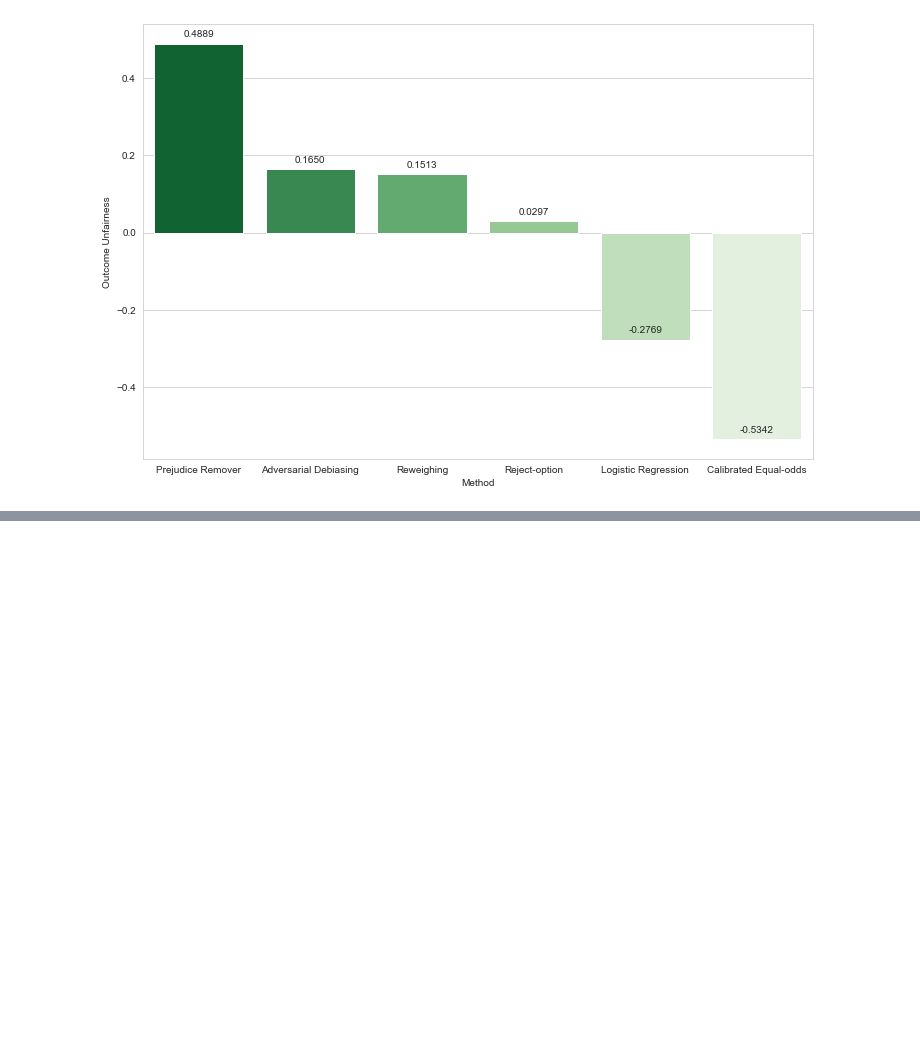
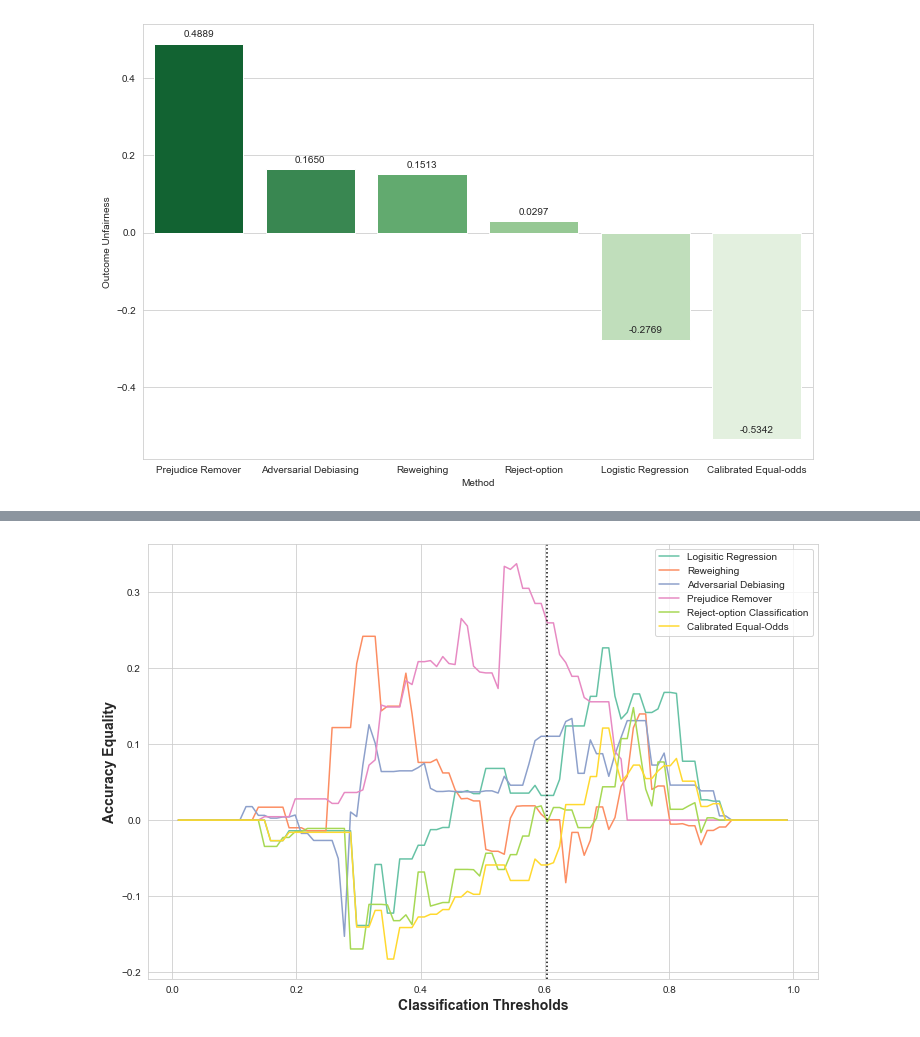
Before and after one commit to megantennies/FYP, a Jupyter notebook: FYP_CODE_LR.ipynb, the cells around one changed output, grey strips where cells are left out. Saved outputs shown, nothing was run; the diff lists cells and outputs as text; code cells hidden in the pictures; blank space fills up the shorter version.

```diff
--- a/FYP_CODE_LR.ipynb
+++ b/FYP_CODE_LR.ipynb
@@ -1265,6 +1263,8 @@ def plot_results_from_json(filenames, metricname, saveto, set_lims, xlimits, yli
 # %%
-# plot_results_from_json(filenames = ['LR_acc_equal_arr.json', 'RW_acc_equal_arr.json', 'AD_acc_equal_arr.json',
-#     'PR_acc_equal_arr.json', 'ROC_acc_equal_arr.json', 'CEOD_acc_equal_arr.json'],
-#     xlimits = (0.0, 1.0), ylimits = (0.0, 1.0), set_lims = False,
-#     metricname = 'Accuracy Equality', saveto = 'RES_accuracy_equality.png')
+plot_results_from_json(filenames = ['LR_acc_equal_arr.json', 'RW_acc_equal_arr.json', 'AD_acc_equal_arr.json',
+    'PR_acc_equal_arr.json', 'ROC_acc_equal_arr.json', 'CEOD_acc_equal_arr.json'],
+    xlimits = (0.0, 1.0), ylimits = (0.0, 1.0), set_lims = False,
+    metricname = 'Accuracy Equality', saveto = 'RES_accuracy_equality.png')
+# %% [output]
+[figure, added]
 # %%
```
Also changed, not shown: parts of 23 cells of this notebook, 20 other files.
